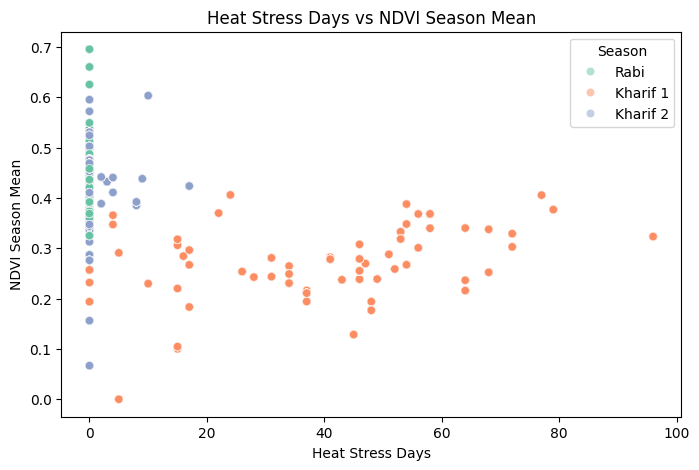
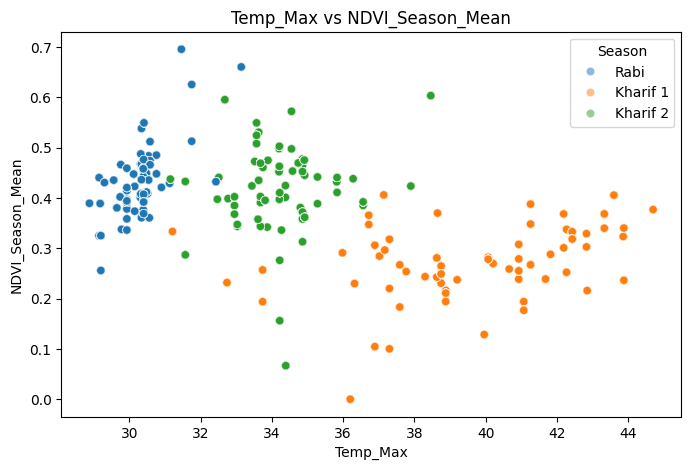
Unified diff of the notebook cell whose output changed from the first chart to the second:
--- before
+++ after
@@ -1,10 +1,8 @@
-x_col = "Heat_Stress_Days"
-corr_value = df[[x_col, target]].corr().iloc[0, 1]
+x_col = "Temp_Max"
 
 plt.figure(figsize=(8, 5))
-sns.scatterplot(data=df, x=x_col, y=target, alpha=0.5, hue="Season", palette="Set2")
-plt.title("Heat Stress Days vs NDVI Season Mean")
-plt.xlabel("Heat Stress Days")
-plt.ylabel("NDVI Season Mean")
-plt.legend(title="Season")
+sns.scatterplot(data=df, x=x_col, y="NDVI_Season_Mean", alpha=0.5, hue="Season")
+plt.title("Temp_Max vs NDVI_Season_Mean")
+plt.xlabel("Temp_Max")
+plt.ylabel("NDVI_Season_Mean")
 plt.show()

Commit: Update EDA.ipynb